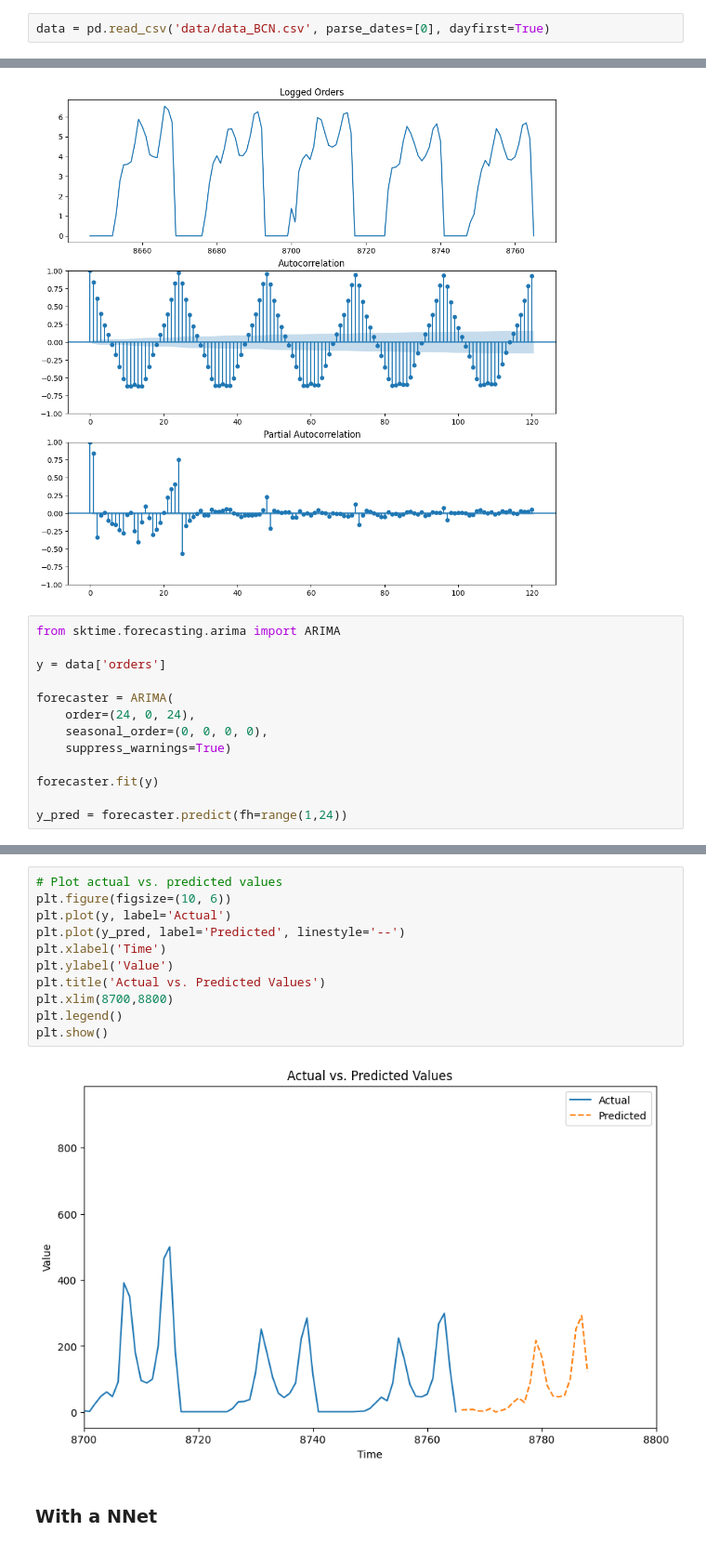
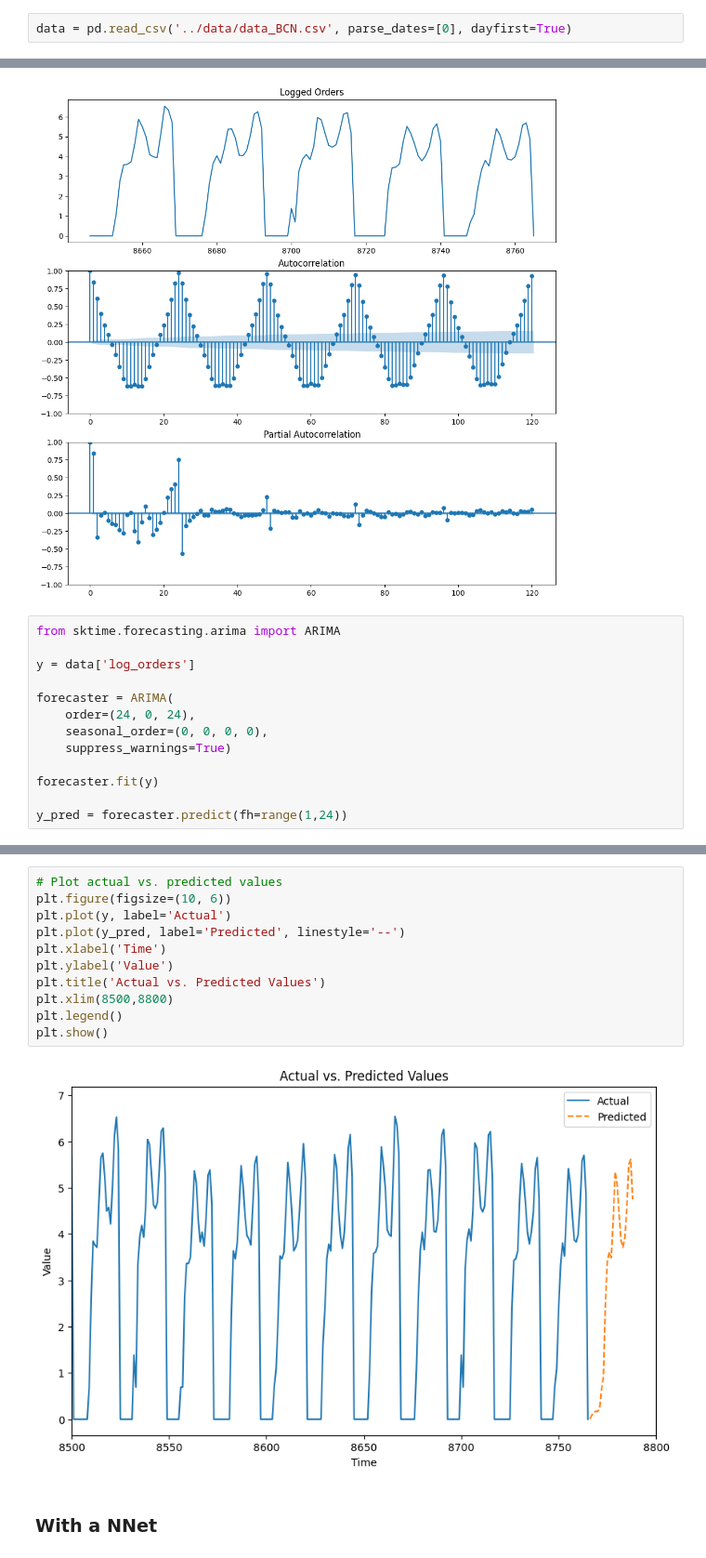
Before and after one commit to mhandt9/order-prediction, a Jupyter notebook: final_project.ipynb, the cells around one changed output, grey strips where cells are left out. Shown: that part at 93% size. Drawn from its saved outputs; the diff is of its cells as text.

```diff
--- a/final_project.ipynb
+++ b/final_project.ipynb
@@ -23,5 +24,5 @@ import statsmodels.api as sm
 # %%
-data = pd.read_csv('data/data_BCN.csv', parse_dates=[0], dayfirst=True)
+data = pd.read_csv('../data/data_BCN.csv', parse_dates=[0], dayfirst=True)
 # %% [markdown]
 ### Visualizations
 # %%
@@ -79,7 +85,7 @@ plt.show()
 # %%
 from sktime.forecasting.arima import ARIMA
 
-y = data['orders']
+y = data['log_orders']
 
 forecaster = ARIMA(
     order=(24, 0, 24),
@@ -112,16 +118,16 @@ Name: orders, dtype: float64
 # %%
 # Plot actual vs. predicted values
 plt.figure(figsize=(10, 6))
 plt.plot(y, label='Actual')
 plt.plot(y_pred, label='Predicted', linestyle='--')
 plt.xlabel('Time')
 plt.ylabel('Value')
 plt.title('Actual vs. Predicted Values')
-plt.xlim(8700,8800)
+plt.xlim(8500,8800)
 plt.legend()
 plt.show()
 # %% [output]
-[figure, old version]
+[figure, new version]
 # %% [markdown]
 ### With a NNet
 # %%
```
Also changed, not shown: parts of 3 cells of this notebook.
